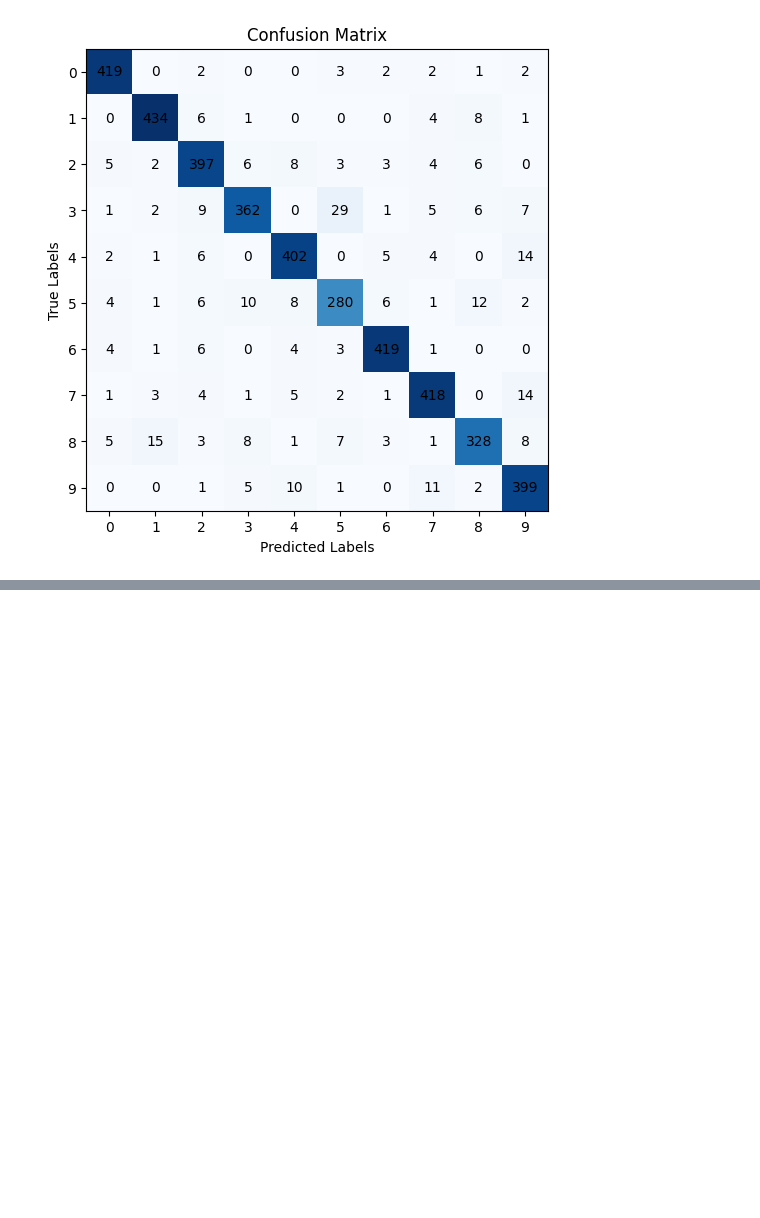
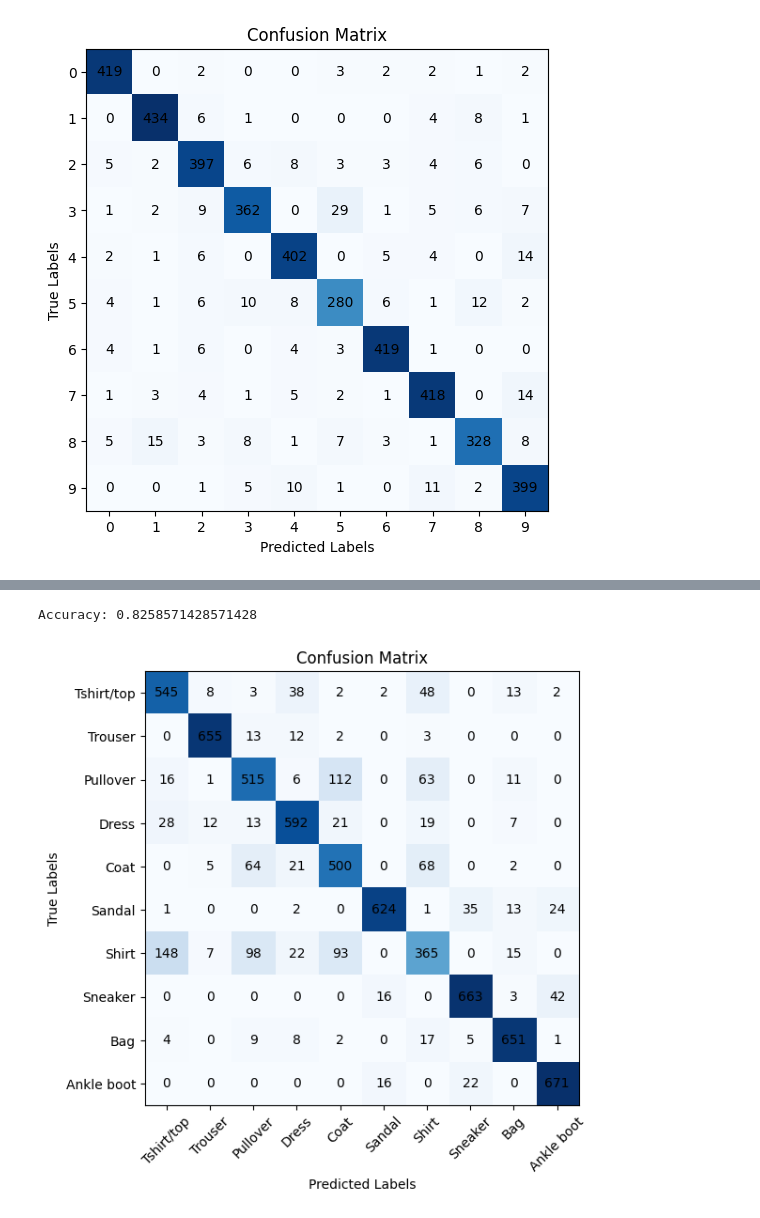
Before and after one commit to Optimization-and-Heuristics/NN-Project, a Jupyter notebook: code/NN.ipynb, the cells around one changed output, grey strips where cells are left out. Cells and saved outputs as stored; diff of their text form; code cells hidden in the pictures; blank space fills up the shorter version.

```diff
--- a/code/NN.ipynb
+++ b/code/NN.ipynb
@@ -116,0 +174,5 @@ confusion_matrix(Y_test, Y_pred, class_labels=range(10))
+# %%
+model = SimpleNeuralNetwork(input_size=784, output_size=10, activation_function=relu, activation_function_d=relu_derivative, output_function=softmax)
+optimizer = AdamOptimizer(learning_rate=0.001)
+trainer = Trainer(model, optimizer, cross_entropy_loss)
+trainer.train(X_train, Y_train,X_val,Y_val, epochs=130)
@@ -116,0 +197,12 @@ confusion_matrix(Y_test, Y_pred, class_labels=range(10))
+# %%
+# Haz pruebas para el conjunto de prueba
+Y_pred = predict(X_test, model)
+accuracy = np.mean(Y_pred == Y_test)
+
+print(f"Accuracy: {accuracy}")
+# %% [output]
+Accuracy: 0.8258571428571428
+# %%
+confusion_matrix(Y_test, Y_pred, class_labels=labels, inclain=True)
+# %% [output]
+[figure, added]
```
Also changed, not shown: parts of 14 cells of this notebook, 6 other files.
